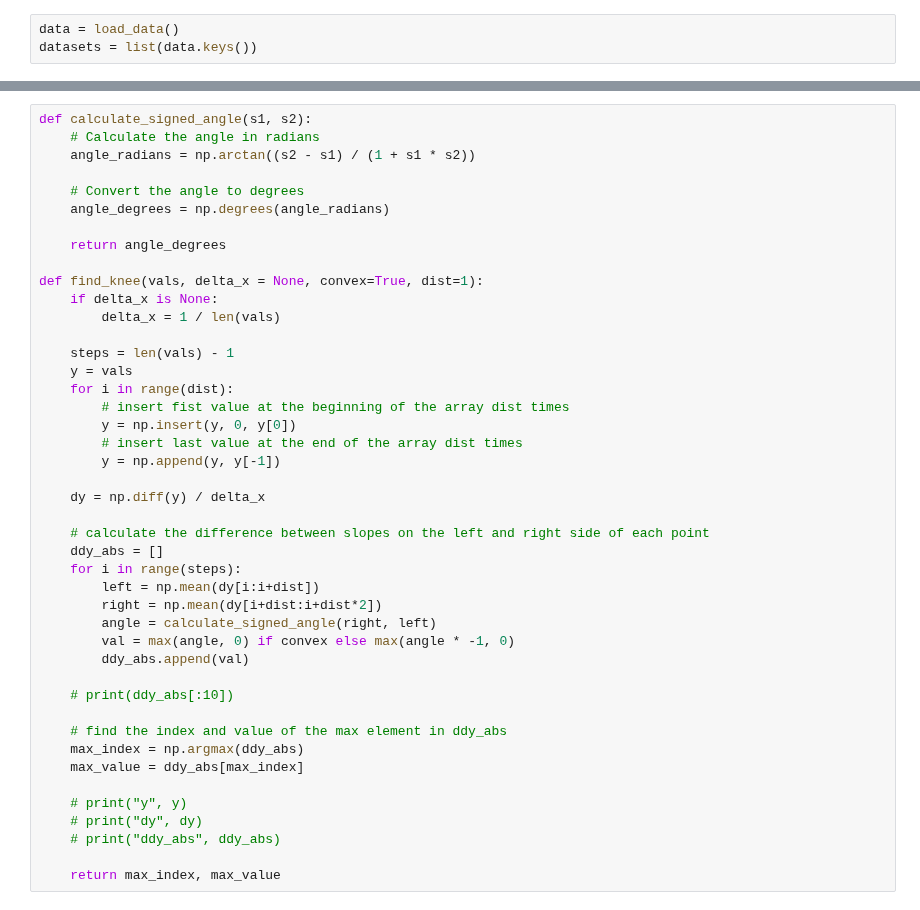
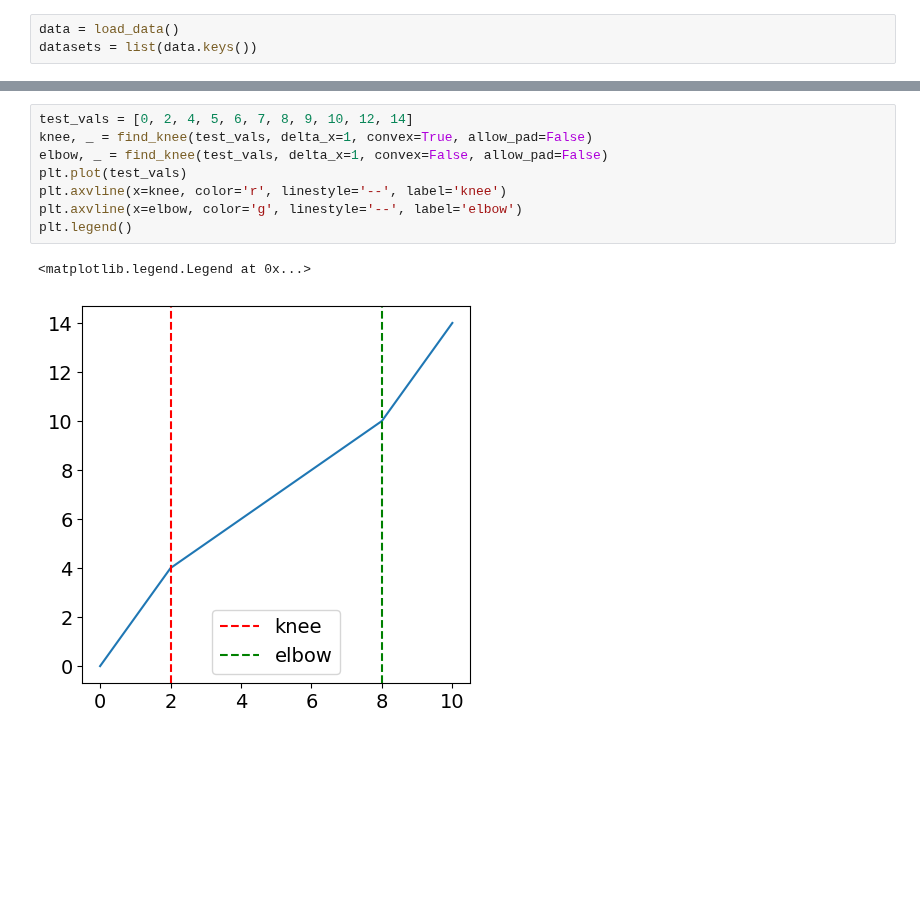
Before and after one commit to ICCB-Cologne/CNSistent, a Jupyter notebook: notebooks/analyze/analyze_cutoffs.ipynb, the cells around one changed output, grey strips where cells are left out. Saved outputs shown, nothing was run; the diff lists cells and outputs as text; blank space fills up the shorter version.

```diff
--- a/notebooks/analyze/analyze_cutoffs.ipynb
+++ b/notebooks/analyze/analyze_cutoffs.ipynb
@@ -28,44 +22,11 @@ def count_below_lim(vals, min=0, max=1, steps=1000):
-# %%
-def calculate_signed_angle(s1, s2):
-    # Calculate the angle in radians
-    angle_radians = np.arctan((s2 - s1) / (1 + s1 * s2))
-
-    # Convert the angle to degrees
-    angle_degrees = np.degrees(angle_radians)
-
-    return angle_degrees
-
-def find_knee(vals, delta_x = None, convex=True, dist=1):
-	if delta_x is None:
-		delta_x = 1 / len(vals)
-
-	steps = len(vals) - 1
-	y = vals
-	for i in range(dist):
-		# insert fist value at the beginning of the array dist times
-		y = np.insert(y, 0, y[0])
-		# insert last value at the end of the array dist times
-		y = np.append(y, y[-1])
-
-	dy = np.diff(y) / delta_x
-
-	# calculate the difference between slopes on the left and right side of each point
-	ddy_abs = []
-	for i in range(steps):
-		left = np.mean(dy[i:i+dist])
-		right = np.mean(dy[i+dist:i+dist*2])
-		angle = calculate_signed_angle(right, left)
-		val = max(angle, 0) if convex else max(angle * -1, 0)
-		ddy_abs.append(val)
-
-	# print(ddy_abs[:10])
-
-	# find the index and value of the max element in ddy_abs
-	max_index = np.argmax(ddy_abs)
-	max_value = ddy_abs[max_index]
-
-	# print("y", y)
-	# print("dy", dy)
-	# print("ddy_abs", ddy_abs)
-
-	return max_index, max_value
+# %%
+test_vals = [0, 2, 4, 5, 6, 7, 8, 9, 10, 12, 14]
+knee, _ = find_knee(test_vals, delta_x=1, convex=True, allow_pad=False)
+elbow, _ = find_knee(test_vals, delta_x=1, convex=False, allow_pad=False)
+plt.plot(test_vals)
+plt.axvline(x=knee, color='r', linestyle='--', label='knee')
+plt.axvline(x=elbow, color='g', linestyle='--', label='elbow')
+plt.legend()
+# %% [output]
+<matplotlib.legend.Legend at 0x...>
+[figure, added]
```
Also changed, not shown: parts of 12 cells of this notebook, 4 other files.
